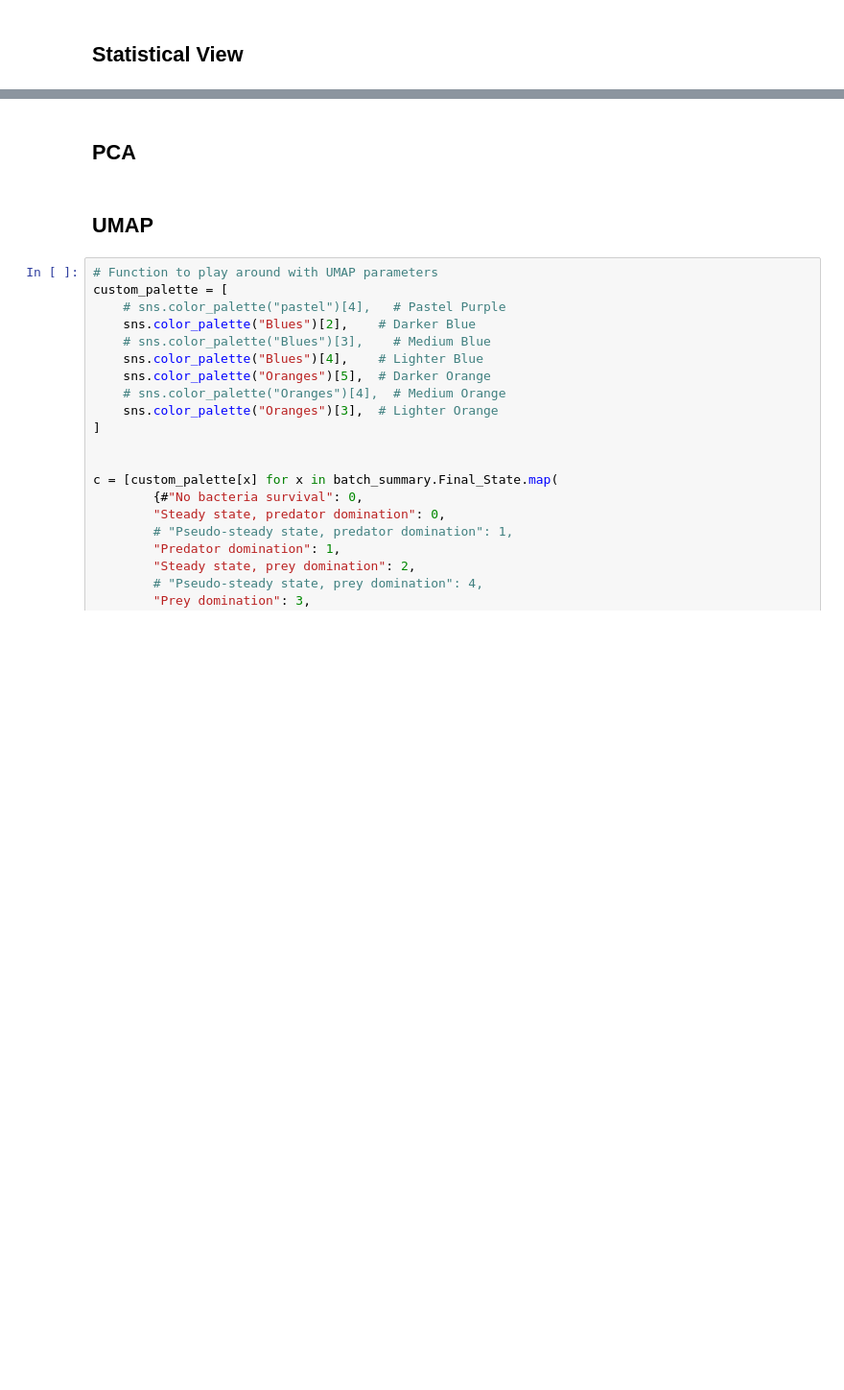
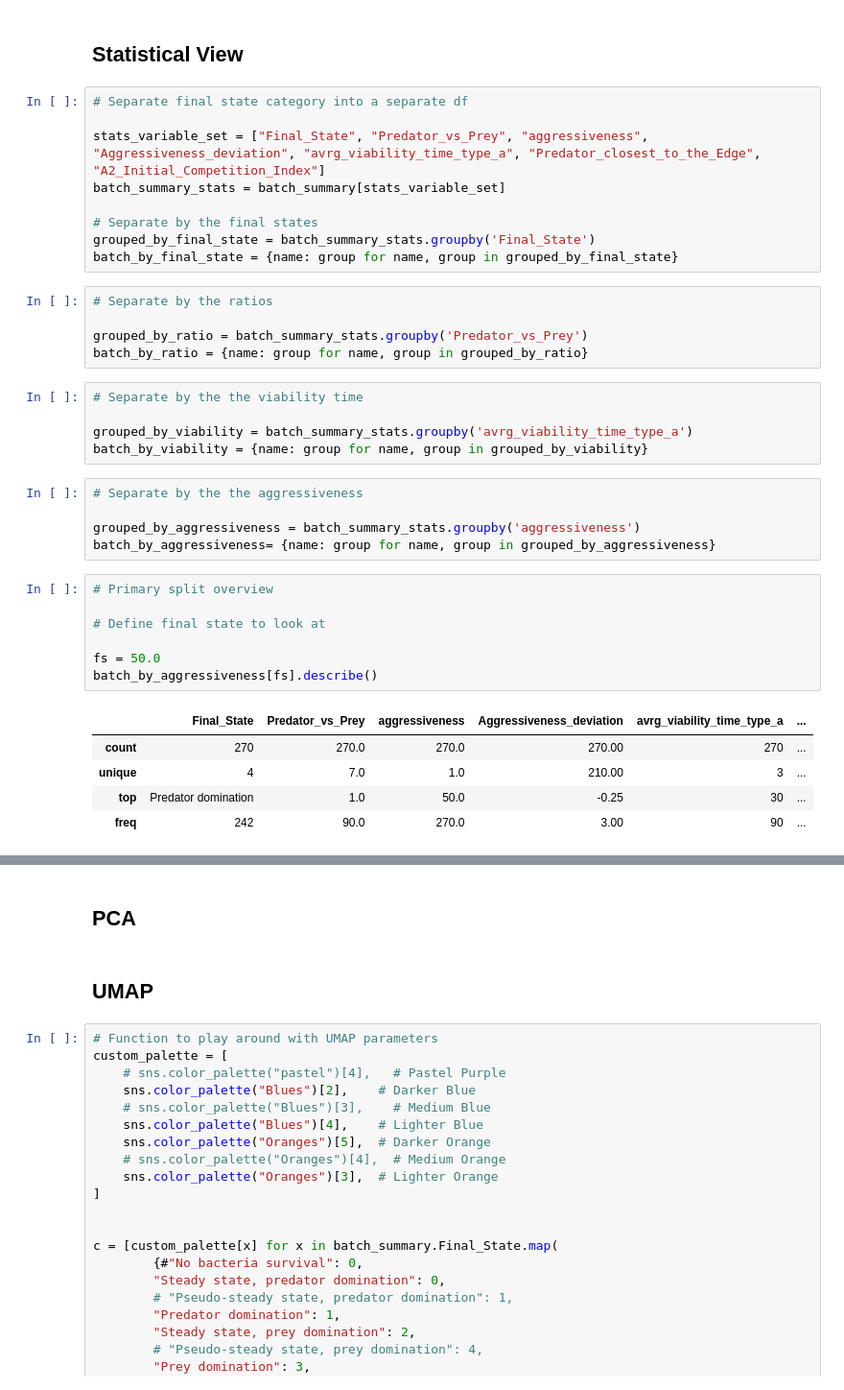
Before and after one commit to IlyaSchneider10/BottMedical_Microbiome, a Jupyter notebook: Data_Analysis.ipynb, the cells around one changed output, grey strips where cells are left out. Shown at 96% size. Drawn from its saved outputs; the diff is of its cells as text; blank space fills up the shorter version.

```diff
--- a/Data_Analysis.ipynb
+++ b/Data_Analysis.ipynb
@@ -119,2 +120,39 @@ all_variable_combinations = [max_variable_set, reduced_variable_set, reduced_var
 # %% [markdown]
 ## Statistical View
+# %%
+# Separate final state category into a separate df
+
+stats_variable_set = ["Final_State", "Predator_vs_Prey", "aggressiveness", "Aggressiveness_deviation", "avrg_viability_time_type_a", "Predator_closest_to_the_Edge", "A2_Initial_Competition_Index"]
+batch_summary_stats = batch_summary[stats_variable_set]
+
+# Separate by the final states
+grouped_by_final_state = batch_summary_stats.groupby('Final_State')
+batch_by_final_state = {name: group for name, group in grouped_by_final_state}
+# %%
+# Separate by the ratios
+
+grouped_by_ratio = batch_summary_stats.groupby('Predator_vs_Prey')
+batch_by_ratio = {name: group for name, group in grouped_by_ratio}
+# %%
+# Separate by the the viability time
+
+grouped_by_viability = batch_summary_stats.groupby('avrg_viability_time_type_a')
+batch_by_viability = {name: group for name, group in grouped_by_viability}
+# %%
+# Separate by the the aggressiveness
+
+grouped_by_aggressiveness = batch_summary_stats.groupby('aggressiveness')
+batch_by_aggressiveness= {name: group for name, group in grouped_by_aggressiveness}
+# %%
+# Primary split overview
+
+# Define final state to look at
+
+fs = 50.0
+batch_by_aggressiveness[fs].describe()
+# %% [output]
+|  | Final_State | Predator_vs_Prey | aggressiveness | Aggressiveness_deviation | avrg_viability_time_type_a | ... |
+| count | 270 | 270.0 | 270.0 | 270.00 | 270 | ... |
+| unique | 4 | 7.0 | 1.0 | 210.00 | 3 | ... |
+| top | Predator domination | 1.0 | 50.0 | -0.25 | 30 | ... |
+| freq | 242 | 90.0 | 270.0 | 3.00 | 90 | ... |
```
Also changed, not shown: parts of 9 cells of this notebook, 2 other files.
